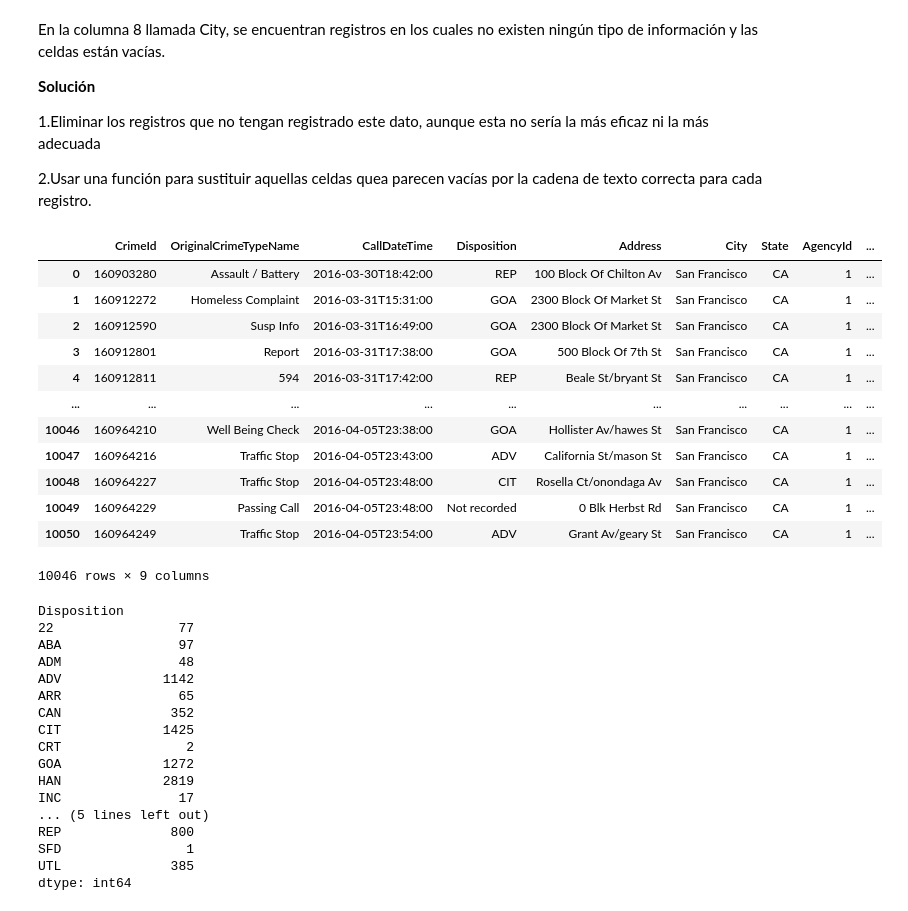
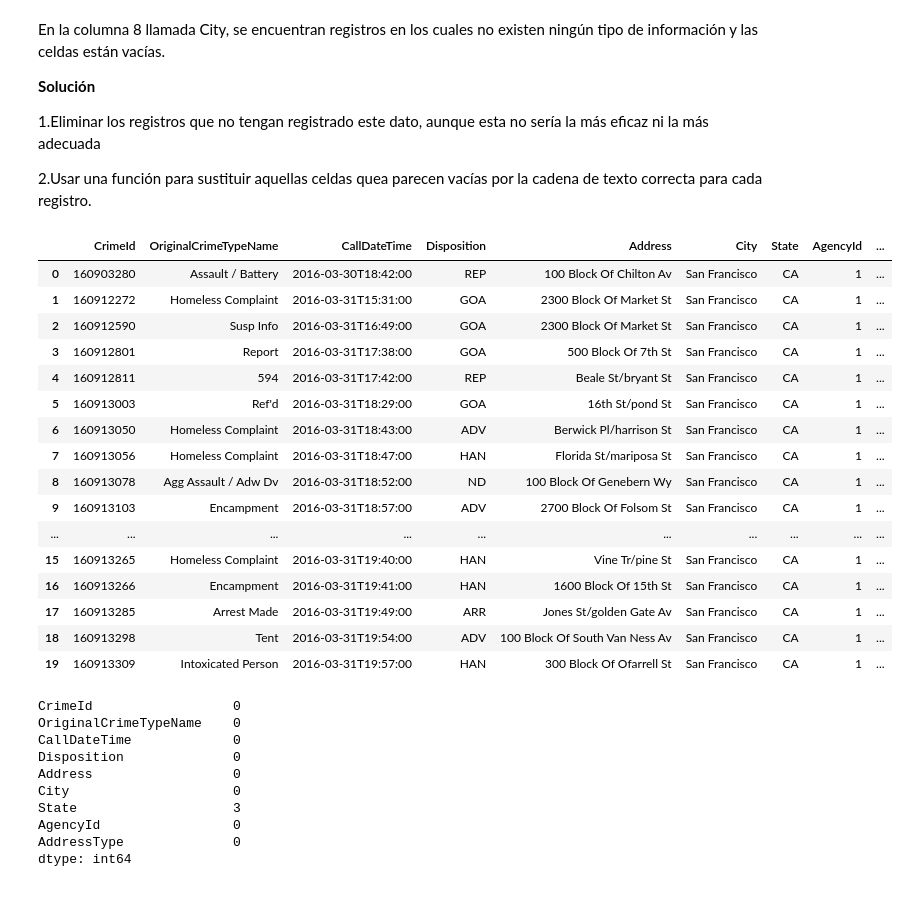
Before and after one commit to ShuguliA/Limpieza-de-datos, a Jupyter notebook: [NRC_6292]_AndreaShuguli_La2Unidad2.ipynb, the cells around one changed output. Cells and saved outputs as stored; diff of their text form; code cells hidden in the pictures.

```diff
--- a/[NRC_6292]_AndreaShuguli_La2Unidad2.ipynb
+++ b/[NRC_6292]_AndreaShuguli_La2Unidad2.ipynb
@@ -113,0 +144,6 @@ En la sexta columna llamada Disposition aparecen datos que no han sidoregistrado
+# %%
+'''Reemplazamos en la columna Disposition la etiqueta 22 a HAN, que es el valor que más se repite'''
+df.loc[df.Disposition=='22','Disposition']='HAN'
+# %%
+'''Reemplazamos en la columna Disposition la etiqueta Not recorded a HAN, que es el valor que más se repite'''
+df.loc[df.Disposition=='Not recorded','Disposition']='HAN'
@@ -153,38 +212,36 @@ En la columna 8 llamada City, se encuentran registros en los cuales no existen n
 # %%
 '''Reemplazo de valores Nulos columna City'''
 df["City"].fillna( method ='ffill', inplace = True)
-df
+df.head(20)
 # %% [output]
 |  | CrimeId | OriginalCrimeTypeName | CallDateTime | Disposition | Address | City | State | AgencyId | ... |
 | 0 | 160903280 | Assault / Battery | 2016-03-30T18:42:00 | REP | 100 Block Of Chilton Av | San Francisco | CA | 1 | ... |
 | 1 | 160912272 | Homeless Complaint | 2016-03-31T15:31:00 | GOA | 2300 Block Of Market St | San Francisco | CA | 1 | ... |
 | 2 | 160912590 | Susp Info | 2016-03-31T16:49:00 | GOA | 2300 Block Of Market St | San Francisco | CA | 1 | ... |
 | 3 | 160912801 | Report | 2016-03-31T17:38:00 | GOA | 500 Block Of 7th St | San Francisco | CA | 1 | ... |
 | 4 | 160912811 | 594 | 2016-03-31T17:42:00 | REP | Beale St/bryant St | San Francisco | CA | 1 | ... |
+| 5 | 160913003 | Ref'd | 2016-03-31T18:29:00 | GOA | 16th St/pond St | San Francisco | CA | 1 | ... |
+| 6 | 160913050 | Homeless Complaint | 2016-03-31T18:43:00 | ADV | Berwick Pl/harrison St | San Francisco | CA | 1 | ... |
+| 7 | 160913056 | Homeless Complaint | 2016-03-31T18:47:00 | HAN | Florida St/mariposa St | San Francisco | CA | 1 | ... |
+| 8 | 160913078 | Agg Assault / Adw Dv | 2016-03-31T18:52:00 | ND | 100 Block Of Genebern Wy | San Francisco | CA | 1 | ... |
+| 9 | 160913103 | Encampment | 2016-03-31T18:57:00 | ADV | 2700 Block Of Folsom St | San Francisco | CA | 1 | ... |
 | ... | ... | ... | ... | ... | ... | ... | ... | ... | ... |
-| 10046 | 160964210 | Well Being Check | 2016-04-05T23:38:00 | GOA | Hollister Av/hawes St | San Francisco | CA | 1 | ... |
-| 10047 | 160964216 | Traffic Stop | 2016-04-05T23:43:00 | ADV | California St/mason St | San Francisco | CA | 1 | ... |
-| 10048 | 160964227 | Traffic Stop | 2016-04-05T23:48:00 | CIT | Rosella Ct/onondaga Av | San Francisco | CA | 1 | ... |
-| 10049 | 160964229 | Passing Call | 2016-04-05T23:48:00 | Not recorded | 0 Blk Herbst Rd | San Francisco | CA | 1 | ... |
-| 10050 | 160964249 | Traffic Stop | 2016-04-05T23:54:00 | ADV | Grant Av/geary St | San Francisco | CA | 1 | ... |
+| 15 | 160913265 | Homeless Complaint | 2016-03-31T19:40:00 | HAN | Vine Tr/pine St | San Francisco | CA | 1 | ... |
+| 16 | 160913266 | Encampment | 2016-03-31T19:41:00 | HAN | 1600 Block Of 15th St | San Francisco | CA | 1 | ... |
+| 17 | 160913285 | Arrest Made | 2016-03-31T19:49:00 | ARR | Jones St/golden Gate Av | San Francisco | CA | 1 | ... |
+| 18 | 160913298 | Tent | 2016-03-31T19:54:00 | ADV | 100 Block Of South Van Ness Av | San Francisco | CA | 1 | ... |
+| 19 | 160913309 | Intoxicated Person | 2016-03-31T19:57:00 | HAN | 300 Block Of Ofarrell St | San Francisco | CA | 1 | ... |
-10046 rows × 9 columns
-# %%
-df.groupby('Disposition').size()
-# %% [output]
-Disposition
-22                77
-ABA               97
-ADM               48
-ADV             1142
-ARR               65
-CAN              352
-CIT             1425
-CRT                2
-GOA             1272
-HAN             2819
-INC               17
-... (5 lines left out)
-REP              800
-SFD                1
-UTL              385
-dtype: int64
+# %%
+'''Verificamos los valores perdidos'''
+df.isnull().sum()
+# %% [output]
+CrimeId                  0
+OriginalCrimeTypeName    0
+CallDateTime             0
+Disposition              0
+Address                  0
+City                     0
+State                    3
+AgencyId                 0
+AddressType              0
+dtype: int64
```
Also changed, not shown: parts of 8 cells of this notebook, 2 other files.
